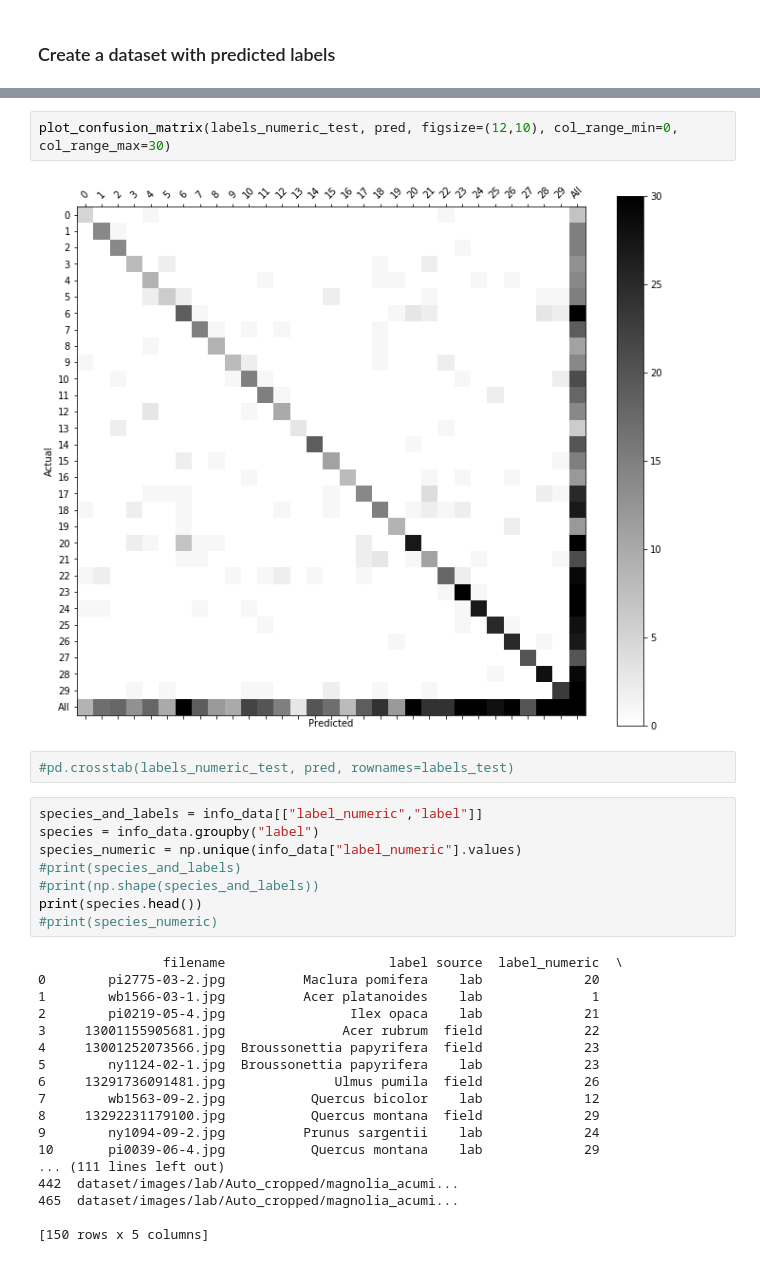
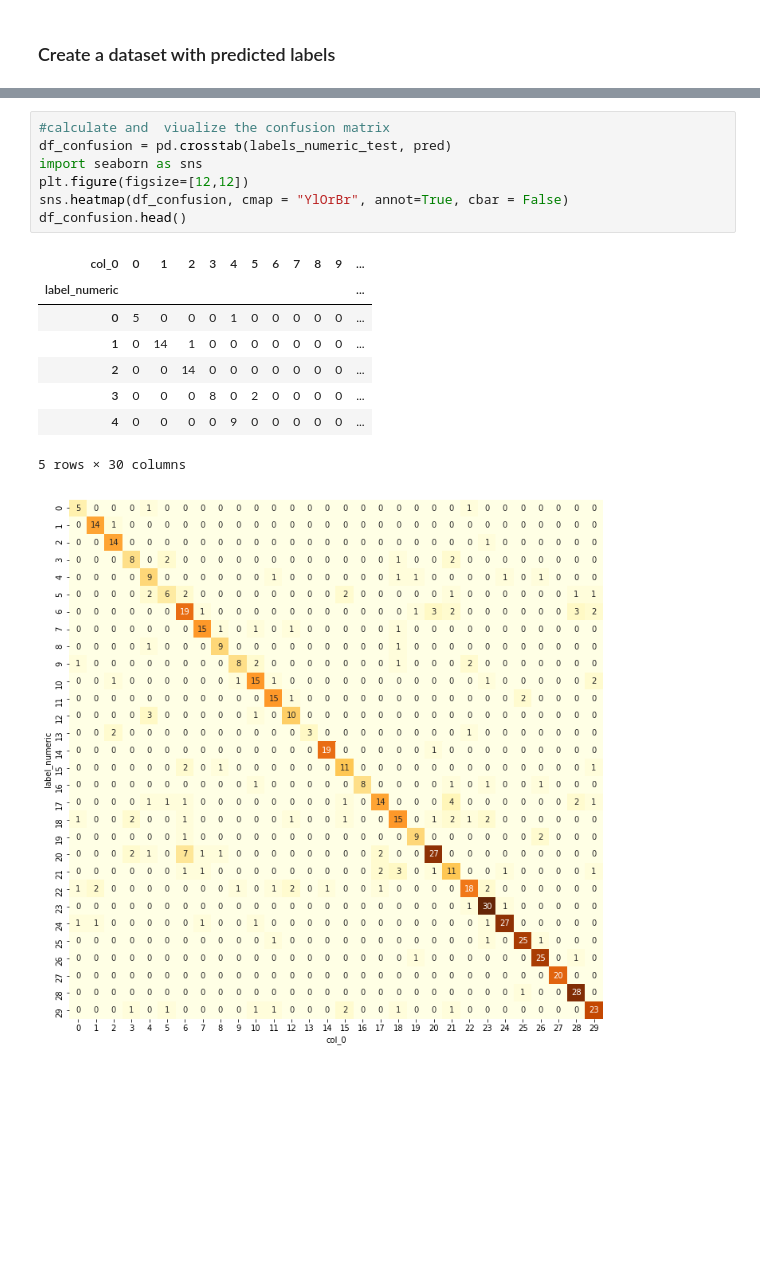
Before and after one commit to NLeSC/XAI, a Jupyter notebook: Software/LeafSnapDemo/AnalyzePerformanceClassificationModel30.ipynb, the cells around one changed output, grey strips where cells are left out. Drawn from its saved outputs; the diff is of its cells as text; blank space fills up the shorter version.

```diff
--- a/Software/LeafSnapDemo/AnalyzePerformanceClassificationModel30.ipynb
+++ b/Software/LeafSnapDemo/AnalyzePerformanceClassificationModel30.ipynb
@@ -153,32 +113,17 @@ def plot_confusion_matrix(y_actu, y_pred, title='Confusion matrix', cmap=plt.cm.
-# %%
-plot_confusion_matrix(labels_numeric_test, pred, figsize=(12,10), col_range_min=0, col_range_max=30)
-# %% [output]
-[figure, removed]
-# %%
-#pd.crosstab(labels_numeric_test, pred, rownames=labels_test)
-# %%
-species_and_labels = info_data[["label_numeric","label"]]
-species = info_data.groupby("label")
-species_numeric = np.unique(info_data["label_numeric"].values)
-#print(species_and_labels)
-#print(np.shape(species_and_labels))
-print(species.head())
-#print(species_numeric)
-# %% [output]
-                filename                     label source  label_numeric  \
-0        pi2775-03-2.jpg          Maclura pomifera    lab             20
-1        wb1566-03-1.jpg          Acer platanoides    lab              1
-2        pi0219-05-4.jpg                Ilex opaca    lab             21
-3     13001155905681.jpg               Acer rubrum  field             22
-4     13001252073566.jpg  Broussonettia papyrifera  field             23
-5        ny1124-02-1.jpg  Broussonettia papyrifera    lab             23
-6     13291736091481.jpg              Ulmus pumila  field             26
-7        wb1563-09-2.jpg           Quercus bicolor    lab             12
-8     13292231179100.jpg           Quercus montana  field             29
-9        ny1094-09-2.jpg          Prunus sargentii    lab             24
-10       pi0039-06-4.jpg           Quercus montana    lab             29
-... (111 lines left out)
-442  dataset/images/lab/Auto_cropped/magnolia_acumi...
-465  dataset/images/lab/Auto_cropped/magnolia_acumi...
-
-[150 rows x 5 columns]
+# %%
+#calculate and  viualize the confusion matrix
+df_confusion = pd.crosstab(labels_numeric_test, pred)
+import seaborn as sns
+plt.figure(figsize=[12,12])
+sns.heatmap(df_confusion, cmap = "YlOrBr", annot=True, cbar = False)
+df_confusion.head()
+# %% [output]
+| col_0 | 0 | 1 | 2 | 3 | 4 | 5 | 6 | 7 | 8 | 9 | ... |
+| label_numeric |  |  |  |  |  |  |  |  |  |  | ... |
+| 0 | 5 | 0 | 0 | 0 | 1 | 0 | 0 | 0 | 0 | 0 | ... |
+| 1 | 0 | 14 | 1 | 0 | 0 | 0 | 0 | 0 | 0 | 0 | ... |
+| 2 | 0 | 0 | 14 | 0 | 0 | 0 | 0 | 0 | 0 | 0 | ... |
+| 3 | 0 | 0 | 0 | 8 | 0 | 2 | 0 | 0 | 0 | 0 | ... |
+| 4 | 0 | 0 | 0 | 0 | 9 | 0 | 0 | 0 | 0 | 0 | ... |
+5 rows × 30 columns
+[figure, added]
```
Also changed, not shown: parts of 24 cells of this notebook.
